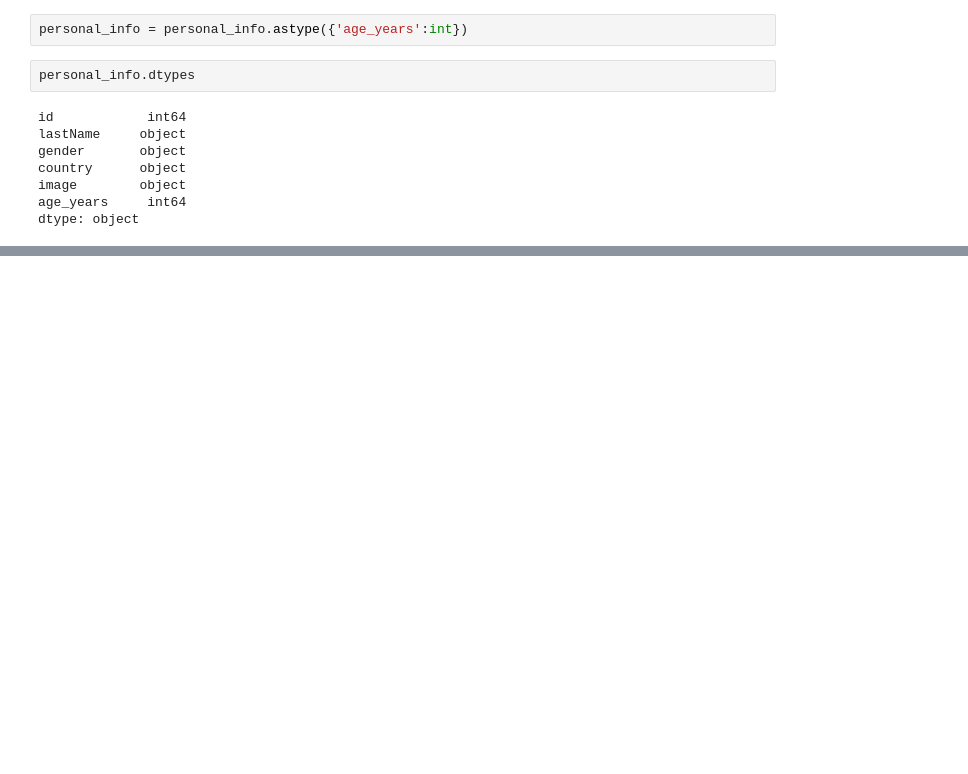
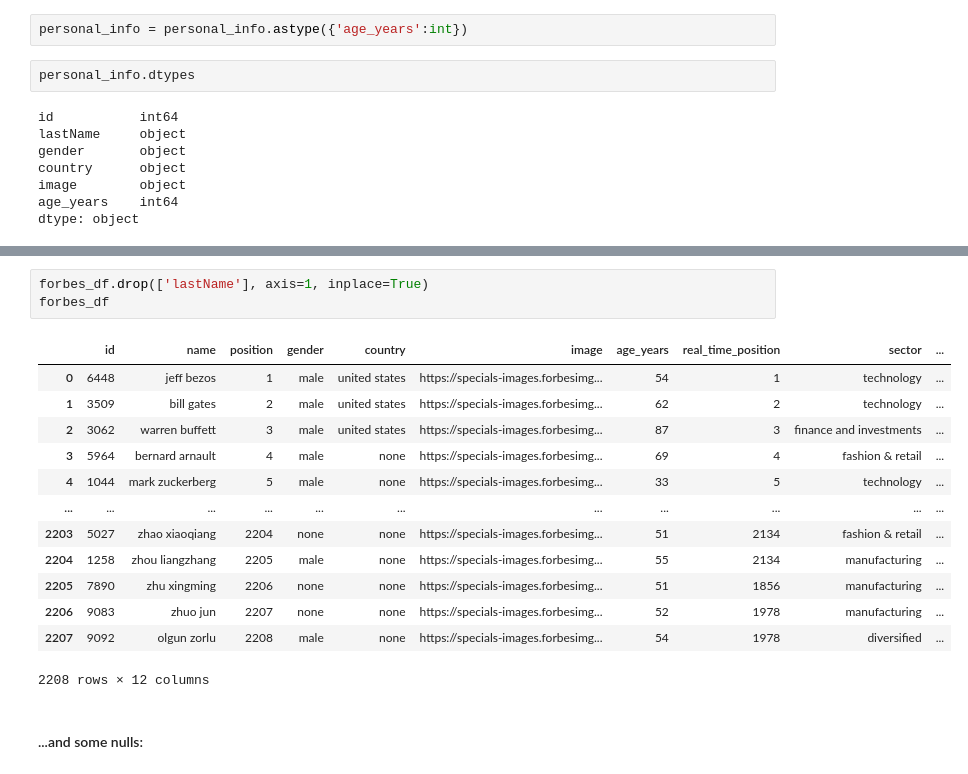
Before and after one commit to herreradelduque/Ironhack-Module-1-Project---Pandas-Pipelines, a Jupyter notebook: notebooks/notebook1.ipynb, the cells around one changed output, grey strips where cells are left out. Saved outputs shown, nothing was run; the diff lists cells and outputs as text; blank space fills up the shorter version.

```diff
--- a/notebooks/notebook1.ipynb
+++ b/notebooks/notebook1.ipynb
@@ -481,0 +549,19 @@ Name: gender, dtype: object
+# %%
+forbes_df.drop(['lastName'], axis=1, inplace=True)
+forbes_df
+# %% [output]
+|  | id | name | position | gender | country | image | age_years | real_time_position | sector | ... |
+| 0 | 6448 | jeff bezos | 1 | male | united states | https://specials-images.forbesimg... | 54 | 1 | technology | ... |
+| 1 | 3509 | bill gates | 2 | male | united states | https://specials-images.forbesimg... | 62 | 2 | technology | ... |
+| 2 | 3062 | warren buffett | 3 | male | united states | https://specials-images.forbesimg... | 87 | 3 | finance and investments | ... |
+| 3 | 5964 | bernard arnault | 4 | male | none | https://specials-images.forbesimg... | 69 | 4 | fashion & retail | ... |
+| 4 | 1044 | mark zuckerberg | 5 | male | none | https://specials-images.forbesimg... | 33 | 5 | technology | ... |
+| ... | ... | ... | ... | ... | ... | ... | ... | ... | ... | ... |
+| 2203 | 5027 | zhao xiaoqiang | 2204 | none | none | https://specials-images.forbesimg... | 51 | 2134 | fashion & retail | ... |
+| 2204 | 1258 | zhou liangzhang | 2205 | male | none | https://specials-images.forbesimg... | 55 | 2134 | manufacturing | ... |
+| 2205 | 7890 | zhu xingming | 2206 | none | none | https://specials-images.forbesimg... | 51 | 1856 | manufacturing | ... |
+| 2206 | 9083 | zhuo jun | 2207 | none | none | https://specials-images.forbesimg... | 52 | 1978 | manufacturing | ... |
+| 2207 | 9092 | olgun zorlu | 2208 | male | none | https://specials-images.forbesimg... | 54 | 1978 | diversified | ... |
+2208 rows × 12 columns
+# %% [markdown]
+#### ...and some nulls:
```
Also changed, not shown: parts of 21 cells of this notebook.
